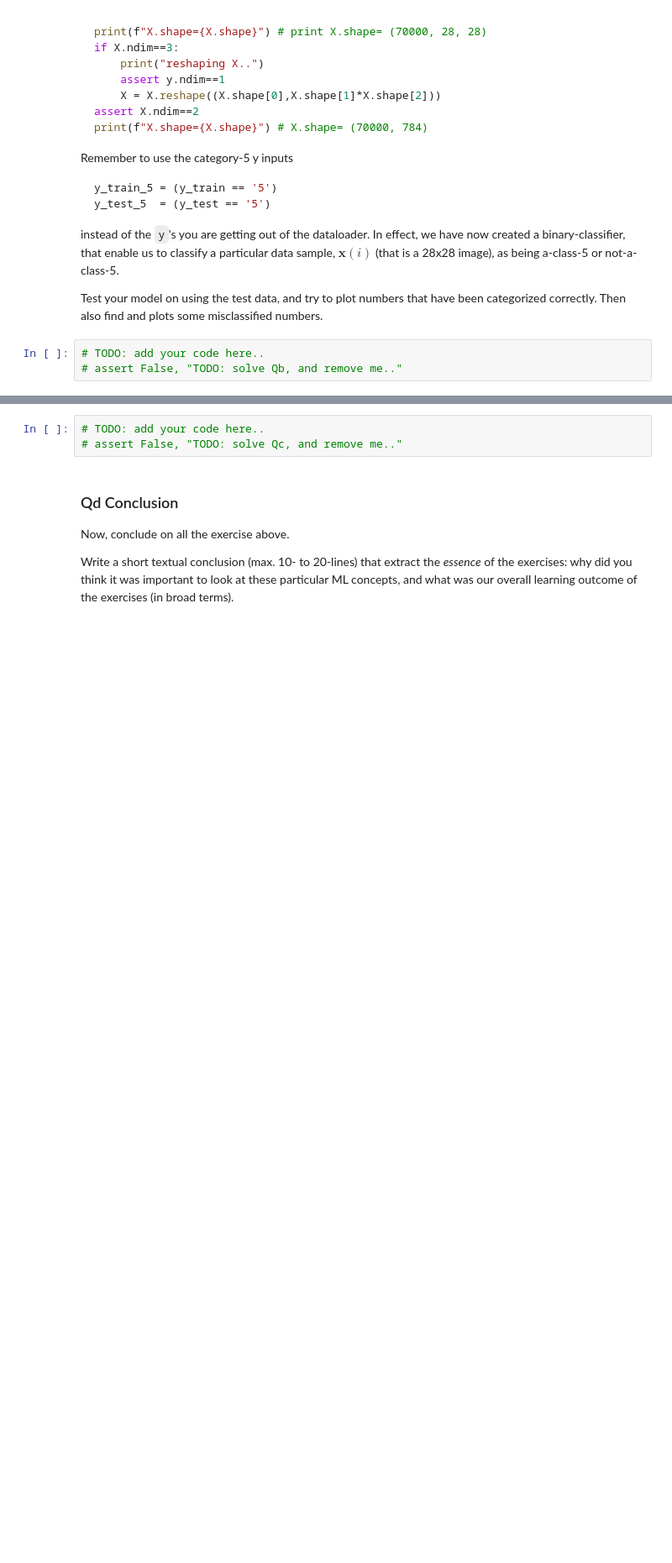
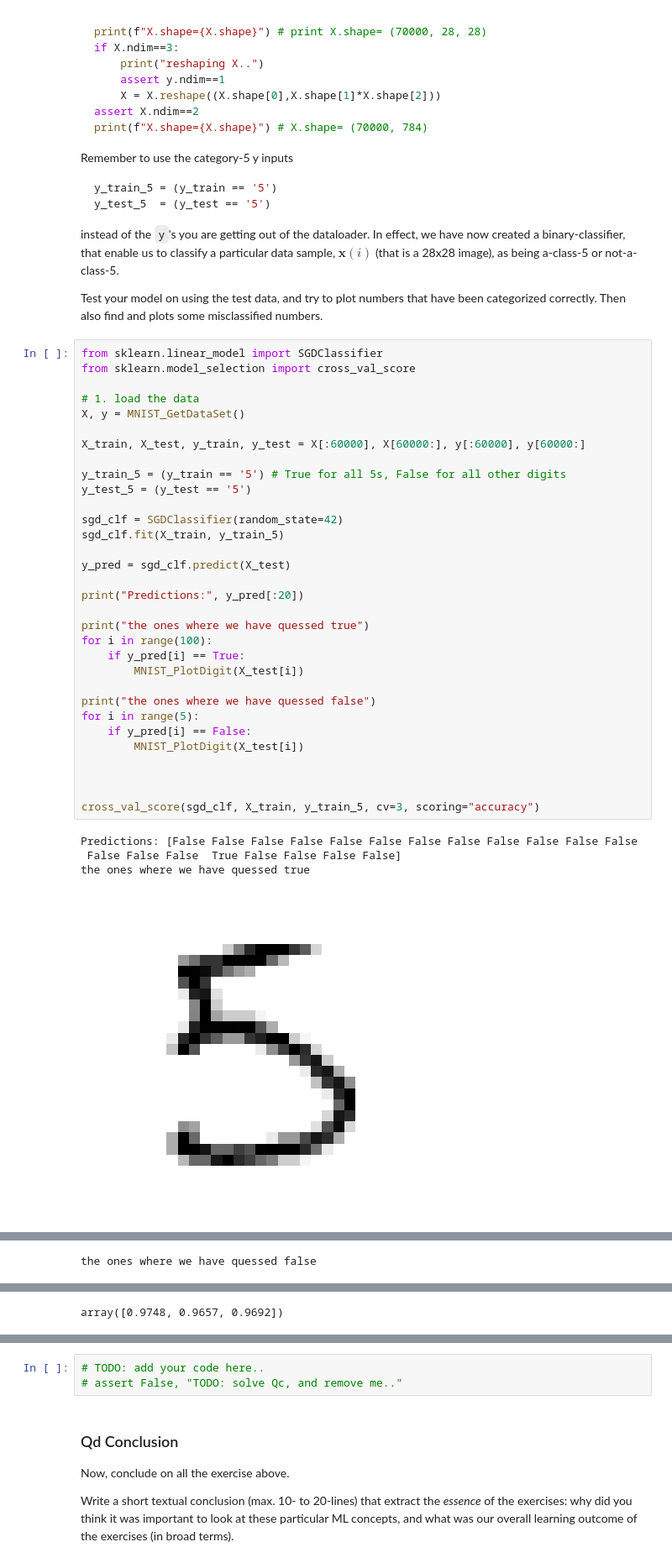
Before and after one commit to JonasGjorupEriksen/SWMAL_Group1, a Jupyter notebook: L02/dummy_classifier.ipynb, the cells around one changed output, grey strips where cells are left out. Shown at 84% size. Cells and saved outputs as stored; diff of their text form; blank space fills up the shorter version.

```diff
--- a/L02/dummy_classifier.ipynb
+++ b/L02/dummy_classifier.ipynb
@@ -96,6 +92,40 @@ y_test_5  = (y_test == '5')
 instead of the `y`'s you are getting out of the dataloader. In effect, we have now created a binary-classifier, that enable us to classify a particular data sample, $\mathbf{x}(i)$ (that is a 28x28 image), as being a-class-5 or not-a-class-5.
 
 Test your model on using the test data, and try to plot numbers that have been categorized correctly. Then also find and plots some misclassified numbers.
-# %%
-# TODO: add your code here..
-# assert False, "TODO: solve Qb, and remove me.."
+# %%
+from sklearn.linear_model import SGDClassifier
+from sklearn.model_selection import cross_val_score
+
+# 1. load the data
+X, y = MNIST_GetDataSet()
+
+X_train, X_test, y_train, y_test = X[:60000], X[60000:], y[:60000], y[60000:]
+
+y_train_5 = (y_train == '5') # True for all 5s, False for all other digits
+y_test_5 = (y_test == '5')
+
+sgd_clf = SGDClassifier(random_state=42)
+sgd_clf.fit(X_train, y_train_5)
+
+y_pred = sgd_clf.predict(X_test)
+
+print("Predictions:", y_pred[:20])
+
+print("the ones where we have quessed true")
+for i in range(100):
+    if y_pred[i] == True:
+        MNIST_PlotDigit(X_test[i])
+
+print("the ones where we have quessed false")
+for i in range(5):
+    if y_pred[i] == False:
+        MNIST_PlotDigit(X_test[i])
+
+
+
+cross_val_score(sgd_clf, X_train, y_train_5, cv=3, scoring="accuracy")
+# %% [output]
+Predictions: [False False False False False False False False False False False False
+ False False False  True False False False False]
+the ones where we have quessed true
+[figure, added]
@@ -101,0 +137 @@ Test your model on using the test data, and try to plot numbers that have been c
+the ones where we have quessed false
@@ -102,3 +143,4 @@ Test your model on using the test data, and try to plot numbers that have been c
+array([0.9748, 0.9657, 0.9692])
 # %% [markdown]
 #### Qc Implement a dummy binary classifier
 
```
Also changed, not shown: parts of 2 cells of this notebook.
